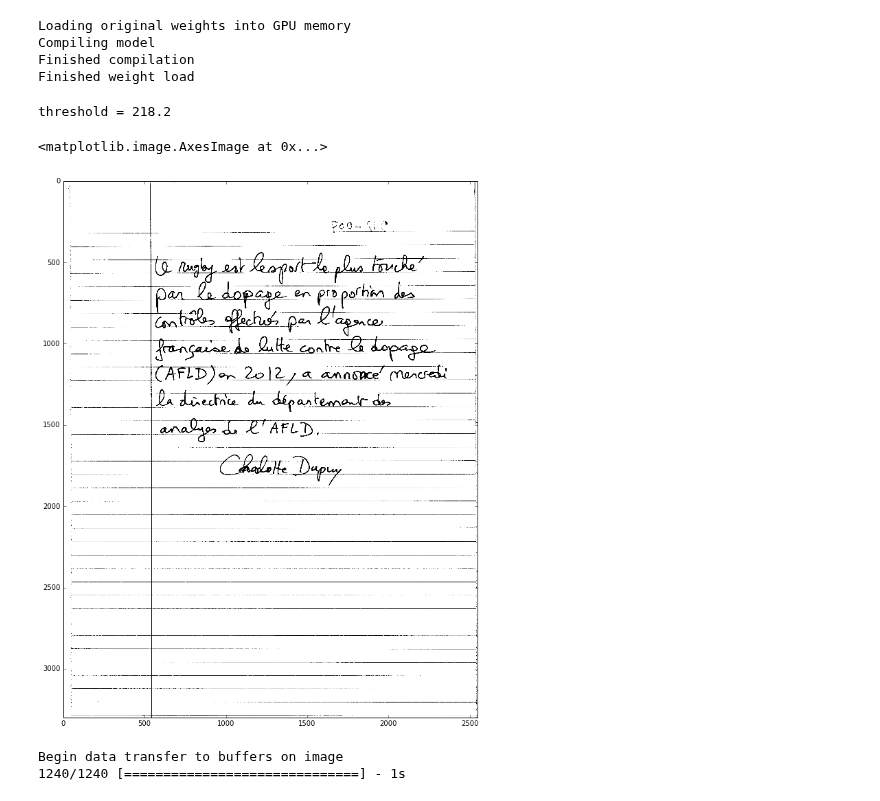
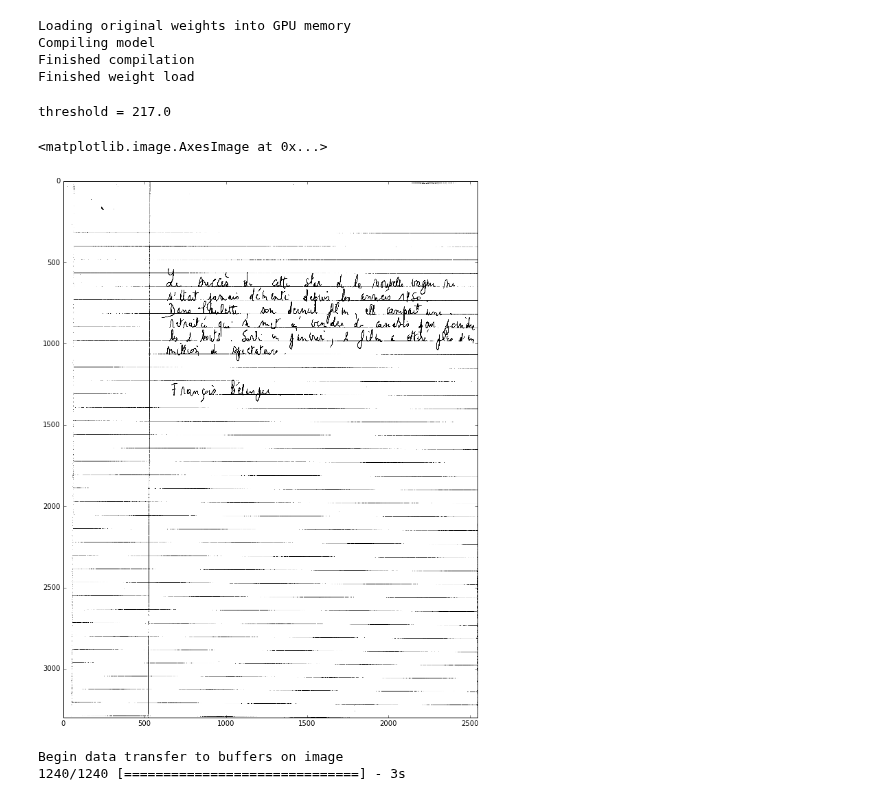
Before and after one commit to Lab41/d-script, a Jupyter notebook: inference2d/denoise-fullim.ipynb, the cells around one changed output. Drawn from its saved outputs; the diff is of its cells as text; code cells hidden in the pictures.

```diff
--- a/inference2d/denoise-fullim.ipynb
+++ b/inference2d/denoise-fullim.ipynb
@@ -60,23 +60,25 @@ Finished weight load
 # %%
 hdf5ims = h5py.File('/fileserver/nmec-handwriting/nmec_scaled_flat.hdf5')
 origim = hdf5ims['FR-012-007.tif'].value
+origim = hdf5ims[hdf5ims.keys()[6]].value
+
 immin = origim.min()
 immax = origim.max()
 imthresh = 0.80*(immax - immin)+immin
 print 'threshold = '+str(imthresh)
 
 # Technically, this is what we need (0/1). But, since we're converting everything all the time, let's convert back to images
 im = origim < imthresh
 
 # Dumb part:
 im = (1-im)*255
 
 plt.figure(figsize=(14,14))
 plt.imshow(im,cmap='gray')
 # %% [output]
-threshold = 218.2
+threshold = 217.0
 <matplotlib.image.AxesImage at 0x...>
-[figure, old version]
+[figure, new version]
 # %%
 print "Begin data transfer to buffers on image "
 input_buffer = []
@@ -87,7 +89,7 @@ predictbuffer = np.expand_dims(1.0-np.array(input_buffer)/255.0, 1)
 output_buffer = model.predict(predictbuffer, verbose = 1)
 # %% [output]
 Begin data transfer to buffers on image
-1240/1240 [==============================] - 1s
+1240/1240 [==============================] - 3s
 # %%
 output_im = np.zeros(im.shape)
 shapesize = (input_shape[2], input_shape[3])
```
Also changed, not shown: parts of 2 cells of this notebook, 3 other files.
